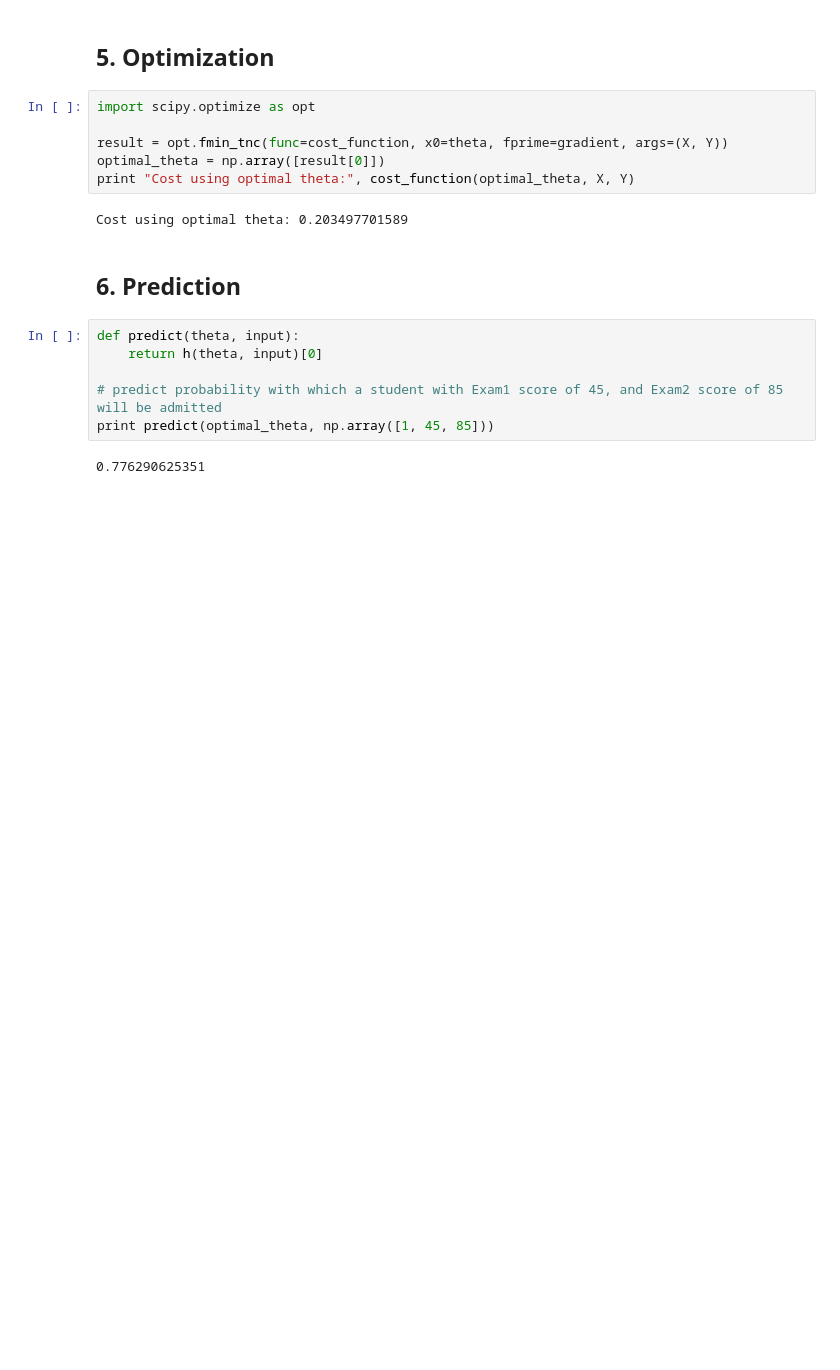
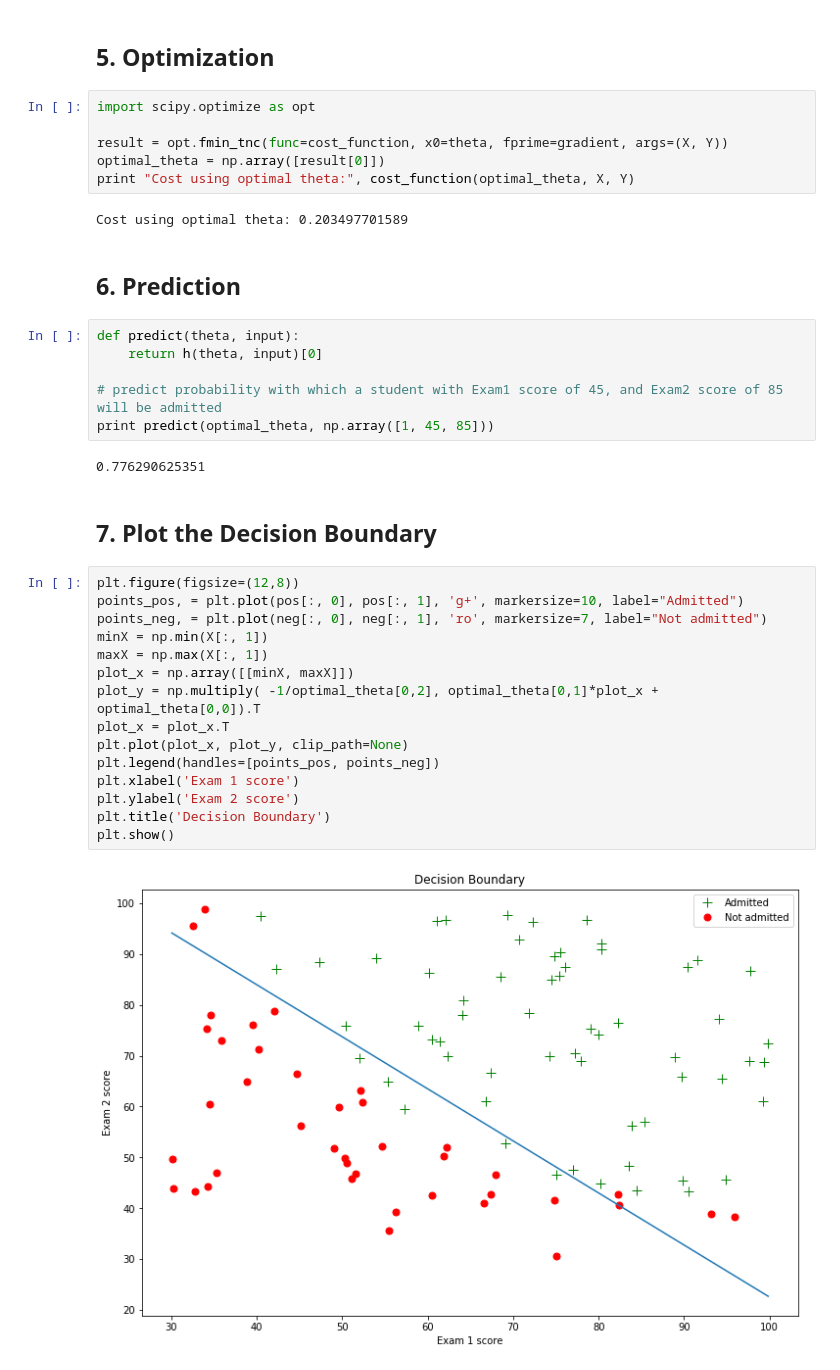
Before and after one commit to cynicaldevil/machine-learning-exercises, a Jupyter notebook: ex2/ex2.ipynb, the cells around one changed output. Saved outputs shown, nothing was run; the diff lists cells and outputs as text; blank space fills up the shorter version.

Commit message:
Plot the decision boundary

```diff
--- a/ex2/ex2.ipynb
+++ b/ex2/ex2.ipynb
@@ -68,3 +68,22 @@ def predict(theta, input):
 print predict(optimal_theta, np.array([1, 45, 85]))
 # %% [output]
 0.776290625351
+# %% [markdown]
+## 7. Plot the Decision Boundary
+# %%
+plt.figure(figsize=(12,8))
+points_pos, = plt.plot(pos[:, 0], pos[:, 1], 'g+', markersize=10, label="Admitted")
+points_neg, = plt.plot(neg[:, 0], neg[:, 1], 'ro', markersize=7, label="Not admitted")
+minX = np.min(X[:, 1])
+maxX = np.max(X[:, 1])
+plot_x = np.array([[minX, maxX]])
+plot_y = np.multiply( -1/optimal_theta[0,2], optimal_theta[0,1]*plot_x + optimal_theta[0,0]).T
+plot_x = plot_x.T
+plt.plot(plot_x, plot_y, clip_path=None)
+plt.legend(handles=[points_pos, points_neg])
+plt.xlabel('Exam 1 score')
+plt.ylabel('Exam 2 score')
+plt.title('Decision Boundary')
+plt.show()
+# %% [output]
+[figure, added]
```
Also changed, not shown: 1 other file.
